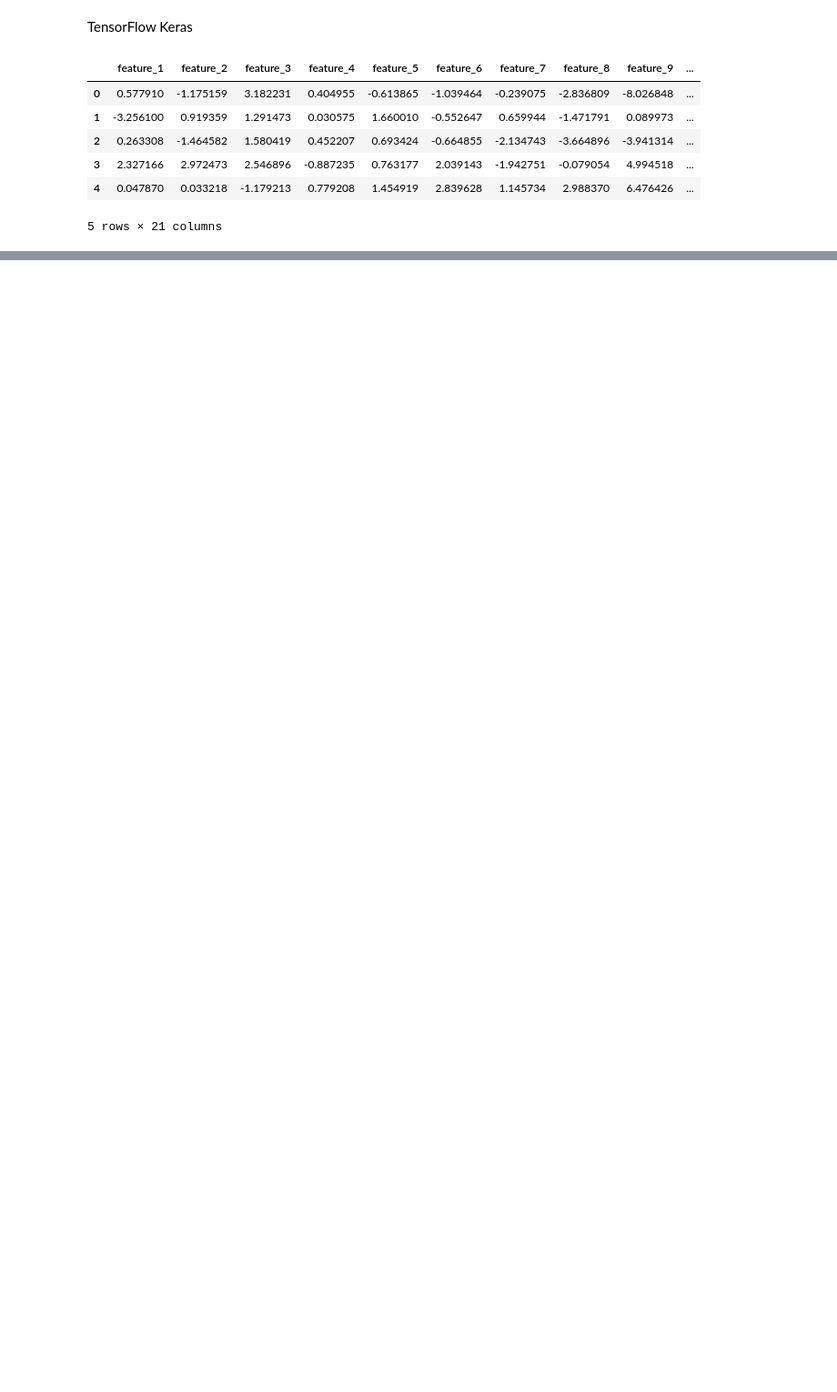
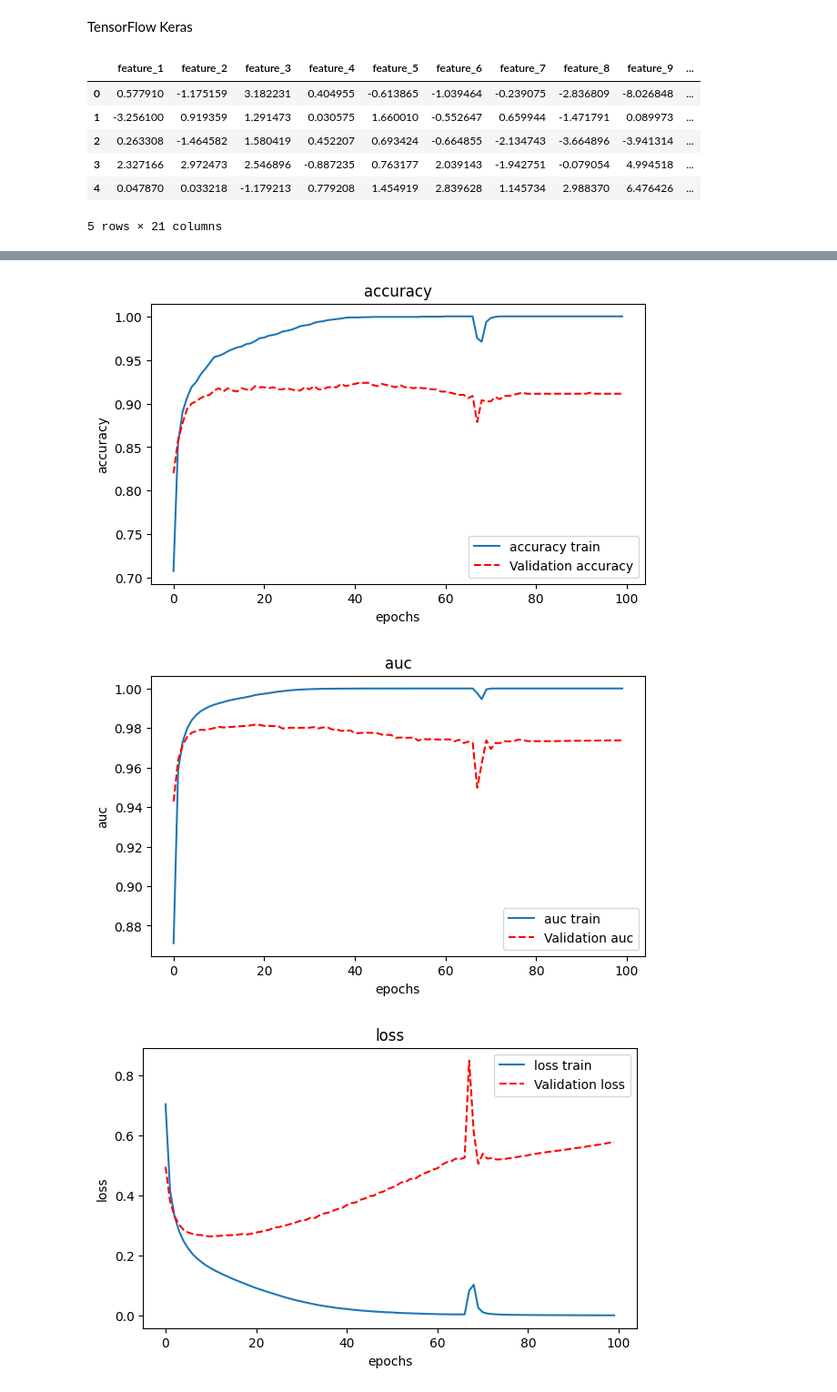
Before and after one commit to CaroliCosas/Ciencia_Datos_Hackaboss, a Jupyter notebook: mod5-estudio-machine-learning-y-deep-learning/02.notebooks_clase/02.deep-learning/03.tensorflow/02.clasificacion_multiclase.ipynb, the cells around one changed output, grey strips where cells are left out. Shown at 91% size. Saved outputs shown, nothing was run; the diff lists cells and outputs as text; code cells hidden in the pictures; blank space fills up the shorter version.

```diff
--- a/mod5-estudio-machine-learning-y-deep-learning/02.notebooks_clase/02.deep-learning/03.tensorflow/02.clasificacion_multiclase.ipynb
+++ b/mod5-estudio-machine-learning-y-deep-learning/02.notebooks_clase/02.deep-learning/03.tensorflow/02.clasificacion_multiclase.ipynb
@@ -9,6 +9,8 @@ import matplotlib.pyplot as plt
 import random
 from sklearn.datasets import make_classification
 from sklearn.model_selection import train_test_split
+# %%
+keras = tf.keras
 # %%
 X, y = make_classification(
     n_samples=5000,
@@ -39,3 +41,10 @@ y = df['class']
 X_train, X_test, y_train, y_test = train_test_split(
     X, y, test_size=0.2, random_state=42, stratify=y
 )
+# %%
+# aplicar one hot encoder a las salidas y para poder calculas métricas como
+# precision, recall, auc  de keras esperan valores en el formato one-hot
+# garantiza que las métricas funcionen correctamente sin ajustes extra en las métricas
+y_train_encoded = keras.utils.to_categorical(y_train, num_classes=3)
+y_test_encoded = keras.utils.to_categorical(y_test, num_classes=3)
+y_train_encoded[:5]
@@ -41,0 +109,3 @@ X_train, X_test, y_train, y_test = train_test_split(
+# %%
+df_history = pd.DataFrame(model.history.history)
+df_history.head()
@@ -41,0 +119,22 @@ X_train, X_test, y_train, y_test = train_test_split(
+# %%
+def plot_history(df_history):
+    train_metrics = [col for col in df_history.columns if not col.startswith('val_')]
+    for metric in train_metrics:
+        plt.figure(figsize=(7, 4))
+        plt.plot(df_history[metric], label=(f'{metric} train'))
+
+        val_metric = f'val_{metric}'
+        if val_metric in df_history.columns:
+            plt.plot(df_history[val_metric], label=f'Validation {metric}', linestyle='dashed', color='red')
+
+        plt.title(metric)
+        plt.xlabel('epochs')
+        plt.ylabel(metric)
+        plt.legend()
+        plt.show()
+
+plot_history(df_history)
+# %% [output]
+[figure, added]
+[figure, added]
+[figure, added]
```
Also changed, not shown: parts of 9 cells of this notebook, 1 other file.
